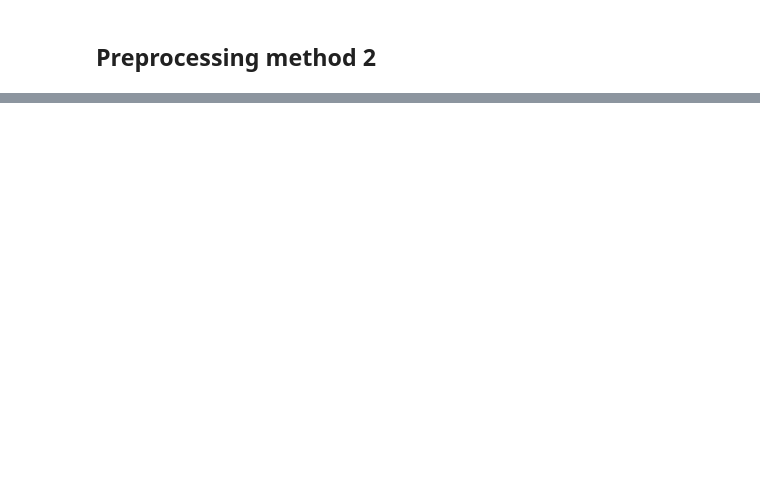
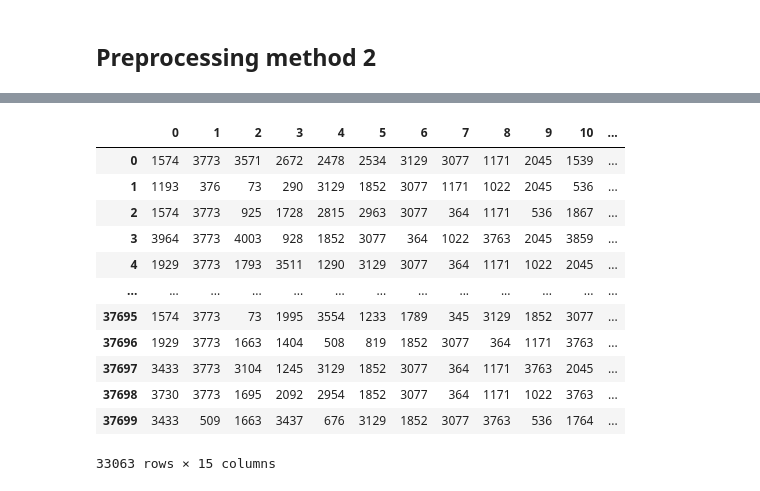
Before and after one commit to bharathwajan/git_users_domain_prediction, a Jupyter notebook: data_analysis.ipynb, the cells around one changed output, grey strips where cells are left out. Drawn from its saved outputs; the diff is of its cells as text; code cells hidden in the pictures; blank space fills up the shorter version.

```diff
--- a/data_analysis.ipynb
+++ b/data_analysis.ipynb
@@ -174,0 +202,23 @@ len(data)
+# %%
+selected_nodes=dict()
+for key,value in data.items():
+    if len(value)>=15: #node got selected
+        selected_nodes[key]=value[:15]
+    # break
+selected_nodes=pd.DataFrame(selected_nodes).transpose()
+# %%
+selected_nodes
+# %% [output]
+|  | 0 | 1 | 2 | 3 | 4 | 5 | 6 | 7 | 8 | 9 | 10 | ... |
+| 0 | 1574 | 3773 | 3571 | 2672 | 2478 | 2534 | 3129 | 3077 | 1171 | 2045 | 1539 | ... |
+| 1 | 1193 | 376 | 73 | 290 | 3129 | 1852 | 3077 | 1171 | 1022 | 2045 | 536 | ... |
+| 2 | 1574 | 3773 | 925 | 1728 | 2815 | 2963 | 3077 | 364 | 1171 | 536 | 1867 | ... |
+| 3 | 3964 | 3773 | 4003 | 928 | 1852 | 3077 | 364 | 1022 | 3763 | 2045 | 3859 | ... |
+| 4 | 1929 | 3773 | 1793 | 3511 | 1290 | 3129 | 3077 | 364 | 1171 | 1022 | 2045 | ... |
+| ... | ... | ... | ... | ... | ... | ... | ... | ... | ... | ... | ... | ... |
+| 37695 | 1574 | 3773 | 73 | 1995 | 3554 | 1233 | 1789 | 345 | 3129 | 1852 | 3077 | ... |
+| 37696 | 1929 | 3773 | 1663 | 1404 | 508 | 819 | 1852 | 3077 | 364 | 1171 | 3763 | ... |
+| 37697 | 3433 | 3773 | 3104 | 1245 | 3129 | 1852 | 3077 | 364 | 1171 | 3763 | 2045 | ... |
+| 37698 | 3730 | 3773 | 1695 | 2092 | 2954 | 1852 | 3077 | 364 | 1171 | 1022 | 3763 | ... |
+| 37699 | 3433 | 509 | 1663 | 3437 | 676 | 3129 | 1852 | 3077 | 3763 | 536 | 1764 | ... |
+33063 rows × 15 columns
```
Also changed, not shown: parts of 15 cells of this notebook, 5 other files.
